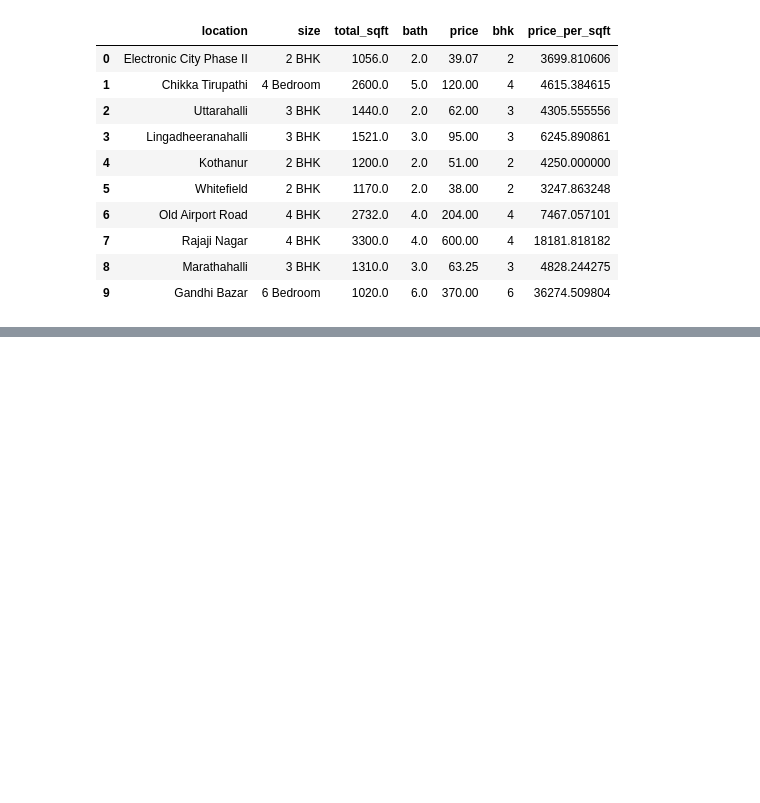
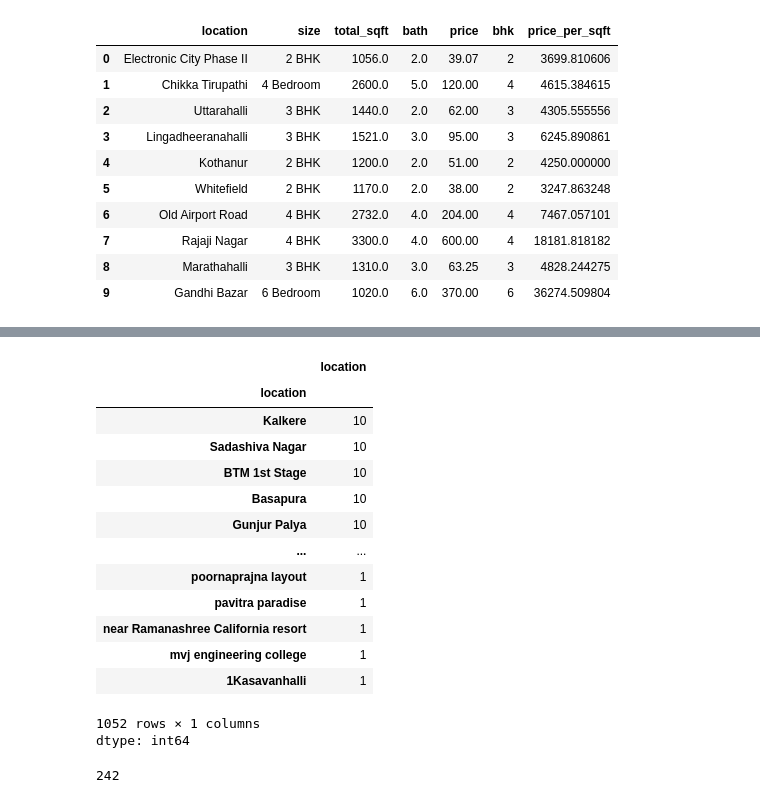
Before and after one commit to Inshalmunaf/Models, a Jupyter notebook: House_Prediction.ipynb, the cells around one changed output, grey strips where cells are left out. Saved outputs shown, nothing was run; the diff lists cells and outputs as text; code cells hidden in the pictures; blank space fills up the shorter version.

```diff
--- a/House_Prediction.ipynb
+++ b/House_Prediction.ipynb
@@ -203,0 +232,24 @@ df5.head(10 )
+# %%
+location_less_10 = location_stats[location_stats<=10]
+location_less_10
+# %% [output]
+|  | location |
+| location |  |
+| Kalkere | 10 |
+| Sadashiva Nagar | 10 |
+| BTM 1st Stage | 10 |
+| Basapura | 10 |
+| Gunjur Palya | 10 |
+| ... | ... |
+| poornaprajna layout | 1 |
+| pavitra paradise | 1 |
+| near Ramanashree California resort | 1 |
+| mvj engineering college | 1 |
+| 1Kasavanhalli | 1 |
+1052 rows × 1 columns
+dtype: int64
+# %%
+df5.location = df5.location.apply(lambda x : 'other' if x in location_less_10  else x)
+len(df5.location.unique())
+# %% [output]
+242
```
Also changed, not shown: parts of 4 cells of this notebook.
